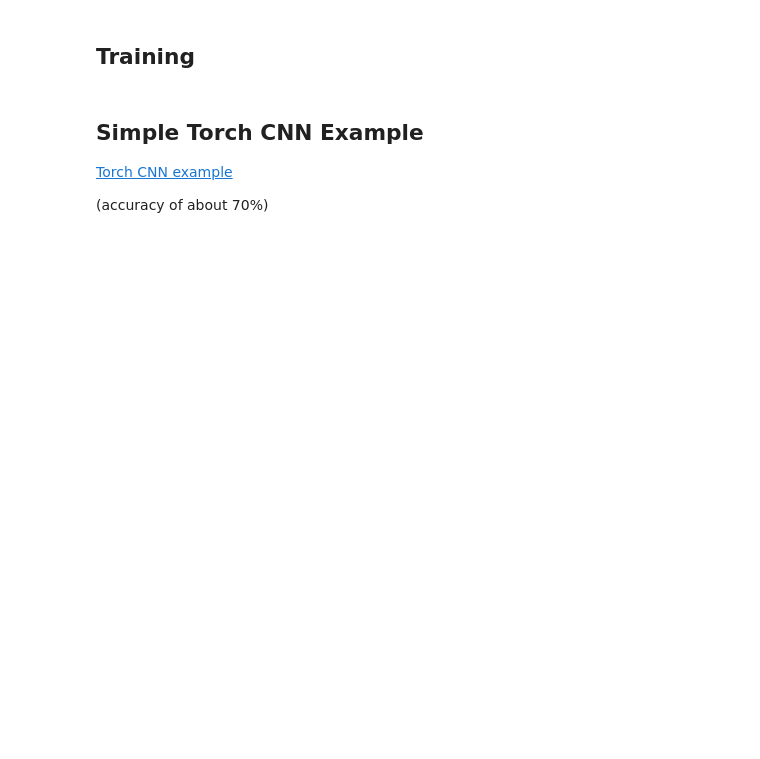
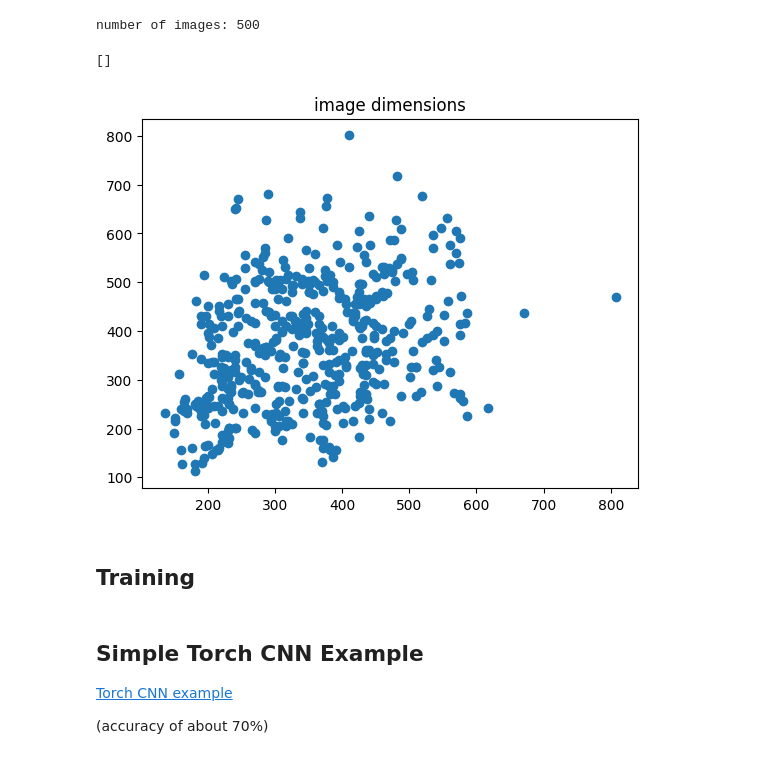
Before and after one commit to Zjoris/RPS, a Jupyter notebook: RPS_notebook.ipynb, the cells around one changed output. Saved outputs shown, nothing was run; the diff lists cells and outputs as text; code cells hidden in the pictures; blank space fills up the shorter version.

```diff
--- a/RPS_notebook.ipynb
+++ b/RPS_notebook.ipynb
@@ -90,15 +69,27 @@ rps_val_Loader = DataLoader(val, batch_size=64, shuffle=True)
 # %%
-# import matplotlib.pyplot as plt
+# Check image shapes
 
-# datset1 = RPS_Dataset(labels_file_path="labels.csv", data_path="rps_data_sample")
+import matplotlib.pyplot as plt
 
-# # Check widths and heights of images
-# xs, ys = ([], [])
-# for d in datset1 :
-#     x = d[0].shape[1]
-#     y = d[0].shape[2]
-#     xs.append(x)
-#     ys.append(y)
+im_paths = pd.read_csv("labels.csv", header = None)
+im_paths = im_paths.iloc[:,0]
 
-# plt.scatter(xs,ys)
-# plt.show()
+xs , ys = ([], [])
+im_count = 0
+for path in im_paths :
+    im_count += 1
+    path = "rps_data_sample/" + str(path)
+    im = decode_image(path)
+    x = im.shape[1]
+    y = im.shape[2]
+    xs.append(x)
+    ys.append(y)
+
+print(f"number of images: {im_count}")
+plt.scatter(xs,ys)
+plt.title("image dimensions")
+plt.plot()
+# %% [output]
+number of images: 500
+[]
+[figure, added]
```
Also changed, not shown: parts of 10 cells of this notebook, 6 other files.
